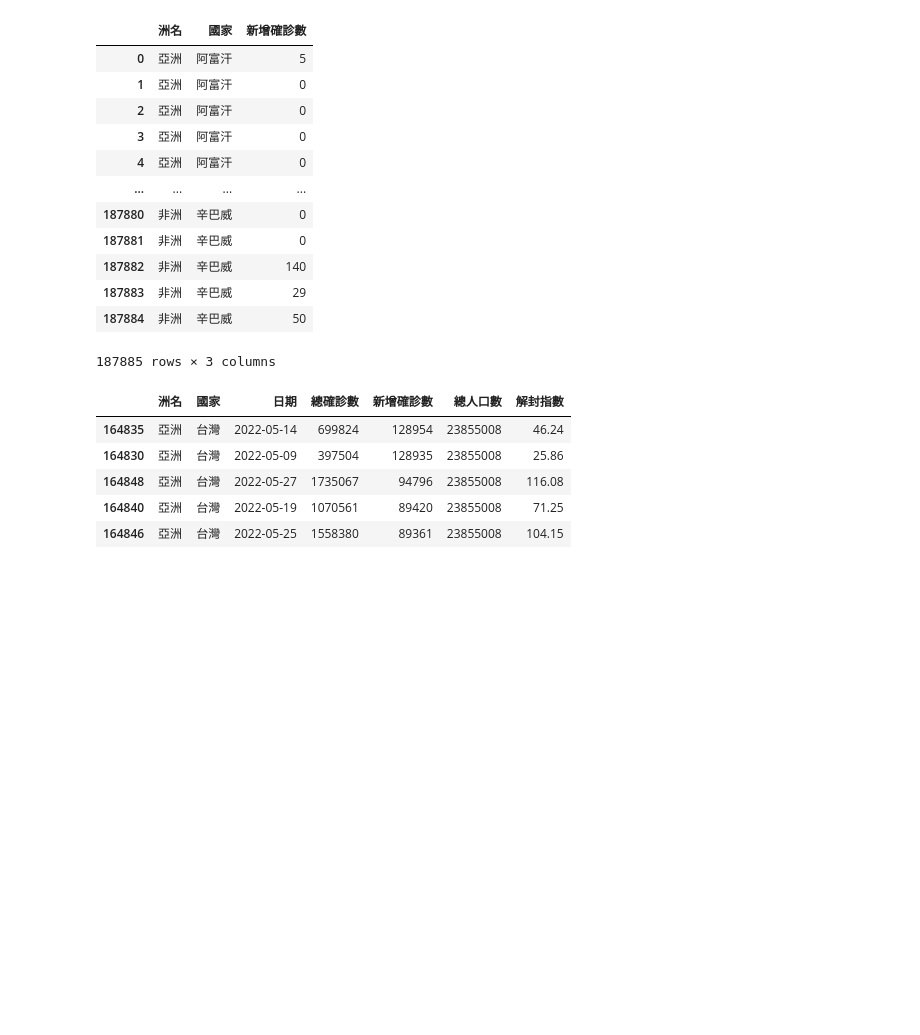
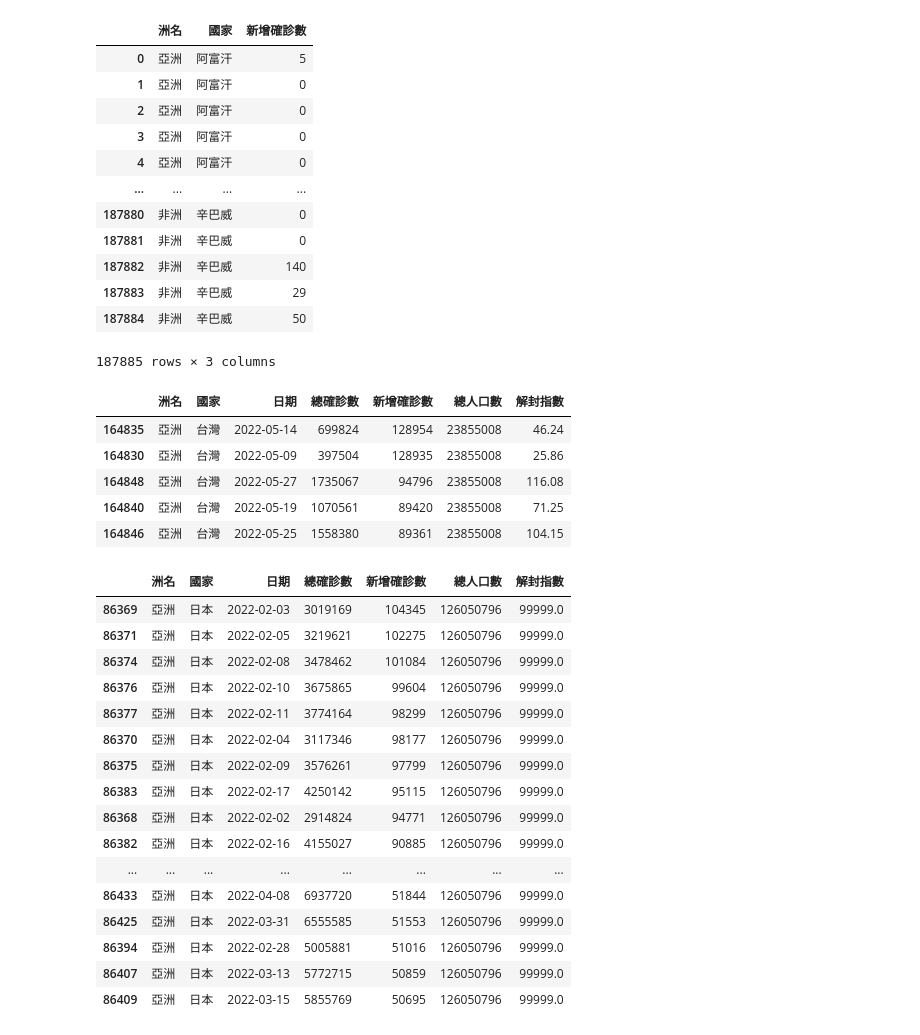
Before and after one commit to chiawei1017/__112_python_chiawei__, a Jupyter notebook: lesson14_2.ipynb, the cells around one changed output. Cells and saved outputs as stored; diff of their text form; code cells hidden in the pictures; blank space fills up the shorter version.

```diff
--- a/lesson14_2.ipynb
+++ b/lesson14_2.ipynb
@@ -121,3 +121,24 @@ taiwan.sort_values(by='新增確診數',ascending=False).iloc[:5]
 | 164848 | 亞洲 | 台灣 | 2022-05-27 | 1735067 | 94796 | 23855008 | 116.08 |
 | 164840 | 亞洲 | 台灣 | 2022-05-19 | 1070561 | 89420 | 23855008 | 71.25 |
 | 164846 | 亞洲 | 台灣 | 2022-05-25 | 1558380 | 89361 | 23855008 | 104.15 |
+# %%
+japan = world1[world1['國家'] == '日本']
+japan.query('新增確診數>=50000').sort_values(by='新增確診數',ascending=False)
+# %% [output]
+|  | 洲名 | 國家 | 日期 | 總確診數 | 新增確診數 | 總人口數 | 解封指數 |
+| 86369 | 亞洲 | 日本 | 2022-02-03 | 3019169 | 104345 | 126050796 | 99999.0 |
+| 86371 | 亞洲 | 日本 | 2022-02-05 | 3219621 | 102275 | 126050796 | 99999.0 |
+| 86374 | 亞洲 | 日本 | 2022-02-08 | 3478462 | 101084 | 126050796 | 99999.0 |
+| 86376 | 亞洲 | 日本 | 2022-02-10 | 3675865 | 99604 | 126050796 | 99999.0 |
+| 86377 | 亞洲 | 日本 | 2022-02-11 | 3774164 | 98299 | 126050796 | 99999.0 |
+| 86370 | 亞洲 | 日本 | 2022-02-04 | 3117346 | 98177 | 126050796 | 99999.0 |
+| 86375 | 亞洲 | 日本 | 2022-02-09 | 3576261 | 97799 | 126050796 | 99999.0 |
+| 86383 | 亞洲 | 日本 | 2022-02-17 | 4250142 | 95115 | 126050796 | 99999.0 |
+| 86368 | 亞洲 | 日本 | 2022-02-02 | 2914824 | 94771 | 126050796 | 99999.0 |
+| 86382 | 亞洲 | 日本 | 2022-02-16 | 4155027 | 90885 | 126050796 | 99999.0 |
+| ... | ... | ... | ... | ... | ... | ... | ... |
+| 86433 | 亞洲 | 日本 | 2022-04-08 | 6937720 | 51844 | 126050796 | 99999.0 |
+| 86425 | 亞洲 | 日本 | 2022-03-31 | 6555585 | 51553 | 126050796 | 99999.0 |
+| 86394 | 亞洲 | 日本 | 2022-02-28 | 5005881 | 51016 | 126050796 | 99999.0 |
+| 86407 | 亞洲 | 日本 | 2022-03-13 | 5772715 | 50859 | 126050796 | 99999.0 |
+| 86409 | 亞洲 | 日本 | 2022-03-15 | 5855769 | 50695 | 126050796 | 99999.0 |
```
Also changed, not shown: parts of 1 cell of this notebook.
